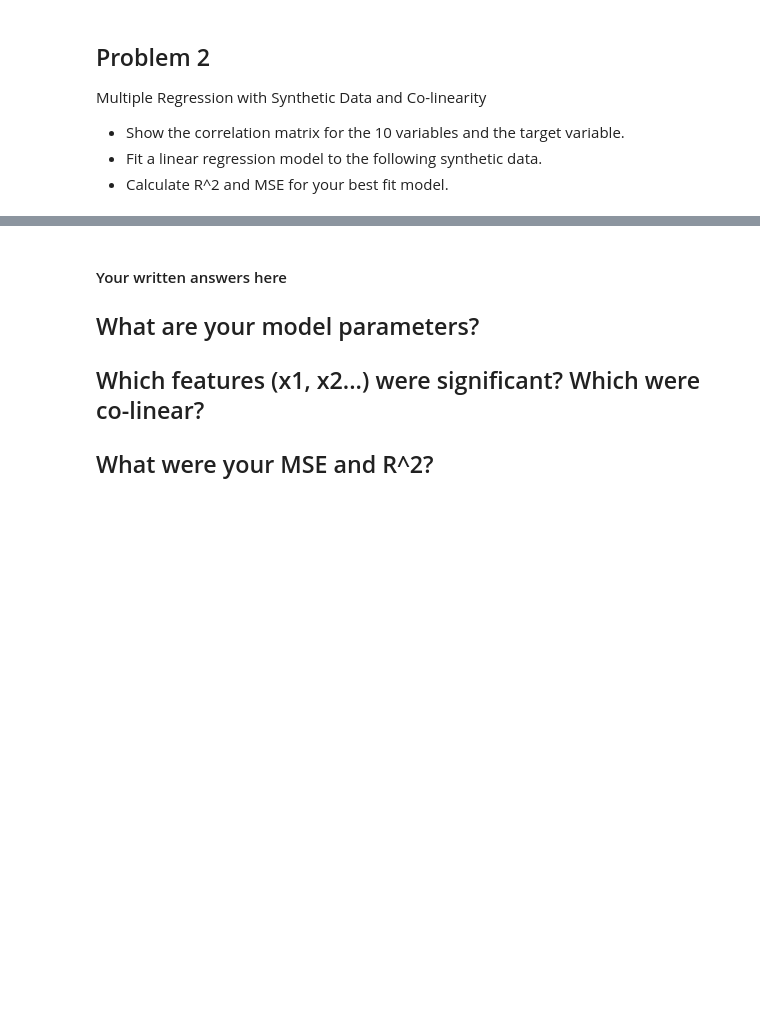
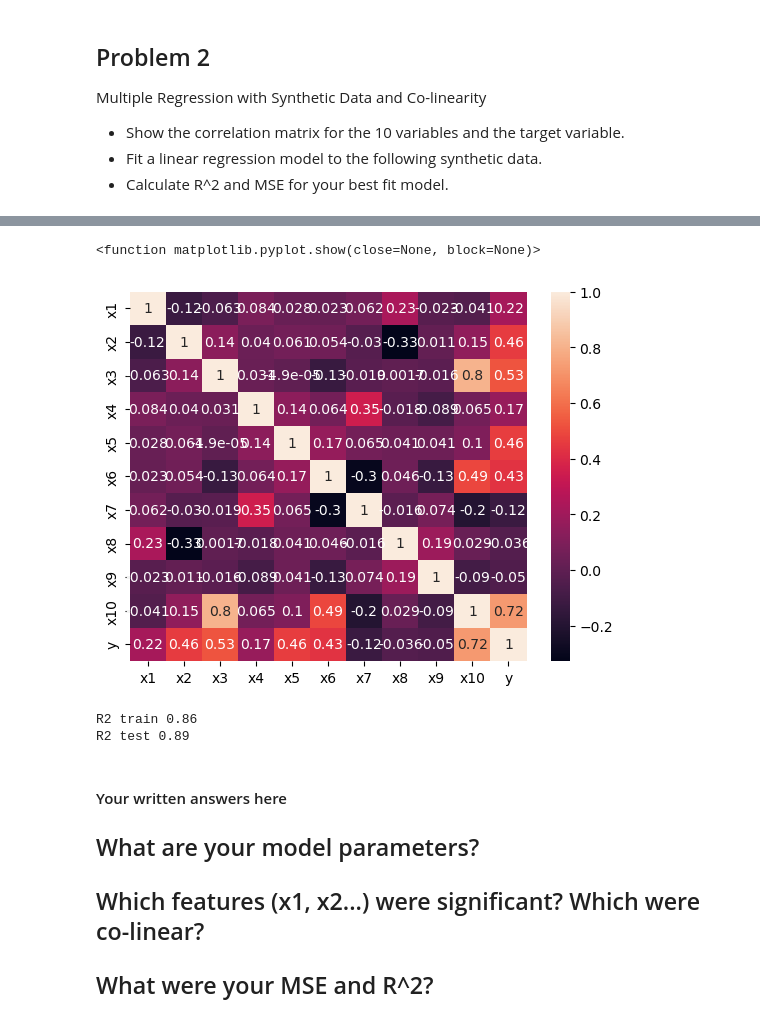
Before and after one commit to GettysburgDataScience/ps1-linear-regression-adefriece, a Jupyter notebook: PS1.ipynb, the cells around one changed output, grey strips where cells are left out. Cells and saved outputs as stored; diff of their text form; code cells hidden in the pictures; blank space fills up the shorter version.

```diff
--- a/PS1.ipynb
+++ b/PS1.ipynb
@@ -137,3 +165,27 @@ print_model(bias, coef, column_names, model_name = 'True Model')
+# %%
+corr = reg2_df.corr()
+sns.heatmap(corr, annot = True)
+plt.show
+# %% [output]
+<function matplotlib.pyplot.show(close=None, block=None)>
+[figure, added]
+# %%
+candidate_idx = np.array([1, 2, 3, 4, 5, 6, 10])-1
+
+Z = X[:, candidate_idx]
+Z_names = [column_names[idx] for idx in candidate_idx]
+
+Z_train, Z_test, y_train, y_test = train_test_split(Z, y, test_size=0.2)
+model_LR = LinearRegression()
+model_LR.fit(Z_train, y_train)
+
+R2_train = model_LR.score(Z_train, y_train)
+R2_test = model_LR.score(Z_test, y_test)
+
+print(f'R2 train {R2_train:.2f}\nR2 test {R2_test:.2f}')
+# %% [output]
+R2 train 0.86
+R2 test 0.89
 # %% [markdown]
 #### Your written answers here
 
```
Also changed, not shown: parts of 15 cells of this notebook.
